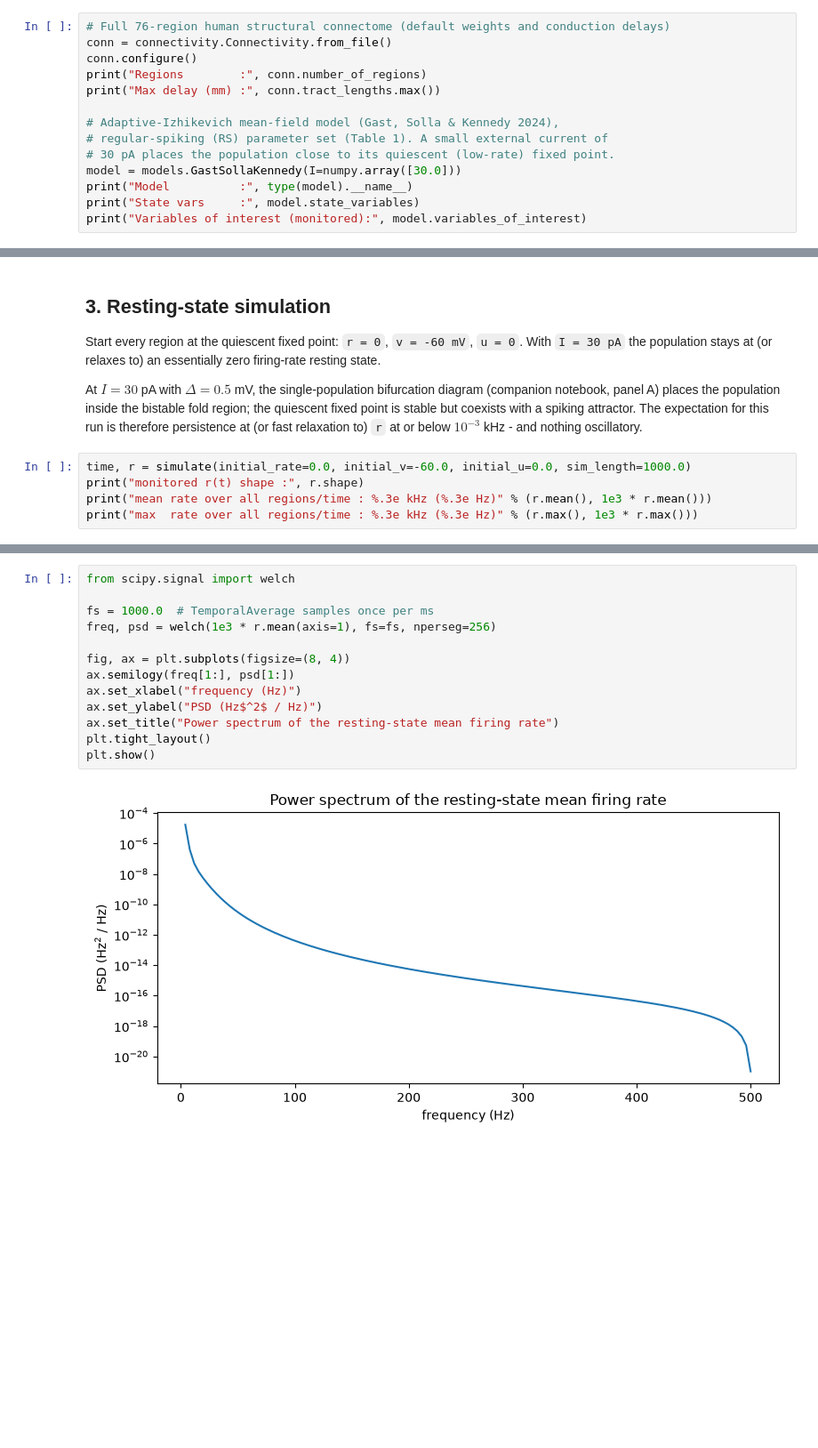
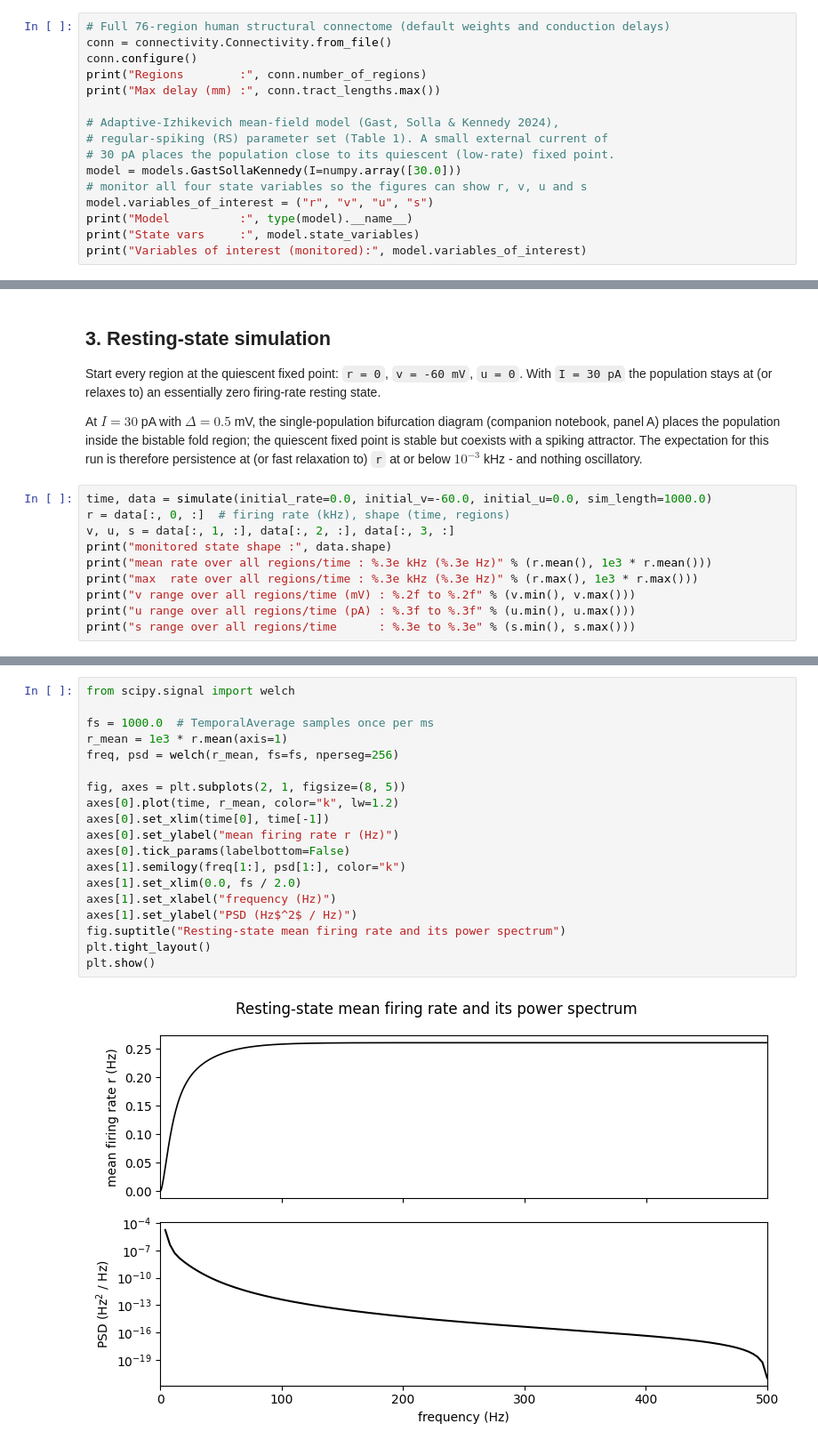
Before and after one commit to the-virtual-brain/tvb-root, a Jupyter notebook: tvb_documentation/demos/simulate_gast_solla_kennedy_resting_state.ipynb, the cells around one changed output, grey strips where cells are left out. Shown at 89% size. Drawn from its saved outputs; the diff is of its cells as text; blank space fills up the shorter version.

```diff
--- a/tvb_documentation/demos/simulate_gast_solla_kennedy_resting_state.ipynb
+++ b/tvb_documentation/demos/simulate_gast_solla_kennedy_resting_state.ipynb
@@ -117,6 +123,8 @@ print("Max delay (mm) :", conn.tract_lengths.max())
 # regular-spiking (RS) parameter set (Table 1). A small external current of
 # 30 pA places the population close to its quiescent (low-rate) fixed point.
 model = models.GastSollaKennedy(I=numpy.array([30.0]))
+# monitor all four state variables so the figures can show r, v, u and s
+model.variables_of_interest = ("r", "v", "u", "s")
 print("Model          :", type(model).__name__)
 print("State vars     :", model.state_variables)
 print("Variables of interest (monitored):", model.variables_of_interest)
@@ -184,8 +252,13 @@ spiking attractor. The expectation for this run is therefore persistence at
 (or fast relaxation to) `r` at or below $10^{-3}$ kHz - and nothing
 oscillatory.
 # %%
-time, r = simulate(initial_rate=0.0, initial_v=-60.0, initial_u=0.0, sim_length=1000.0)
-print("monitored r(t) shape :", r.shape)
+time, data = simulate(initial_rate=0.0, initial_v=-60.0, initial_u=0.0, sim_length=1000.0)
+r = data[:, 0, :]  # firing rate (kHz), shape (time, regions)
+v, u, s = data[:, 1, :], data[:, 2, :], data[:, 3, :]
+print("monitored state shape :", data.shape)
 print("mean rate over all regions/time : %.3e kHz (%.3e Hz)" % (r.mean(), 1e3 * r.mean()))
 print("max  rate over all regions/time : %.3e kHz (%.3e Hz)" % (r.max(), 1e3 * r.max()))
+print("v range over all regions/time (mV) : %.2f to %.2f" % (v.min(), v.max()))
+print("u range over all regions/time (pA) : %.3f to %.3f" % (u.min(), u.max()))
+print("s range over all regions/time      : %.3e to %.3e" % (s.min(), s.max()))
 # %% [output]
@@ -232,18 +346,24 @@ goal.
 # %%
 from scipy.signal import welch
 
 fs = 1000.0  # TemporalAverage samples once per ms
-freq, psd = welch(1e3 * r.mean(axis=1), fs=fs, nperseg=256)
+r_mean = 1e3 * r.mean(axis=1)
+freq, psd = welch(r_mean, fs=fs, nperseg=256)
 
-fig, ax = plt.subplots(figsize=(8, 4))
-ax.semilogy(freq[1:], psd[1:])
-ax.set_xlabel("frequency (Hz)")
-ax.set_ylabel("PSD (Hz$^2$ / Hz)")
-ax.set_title("Power spectrum of the resting-state mean firing rate")
+fig, axes = plt.subplots(2, 1, figsize=(8, 5))
+axes[0].plot(time, r_mean, color="k", lw=1.2)
+axes[0].set_xlim(time[0], time[-1])
+axes[0].set_ylabel("mean firing rate r (Hz)")
+axes[0].tick_params(labelbottom=False)
+axes[1].semilogy(freq[1:], psd[1:], color="k")
+axes[1].set_xlim(0.0, fs / 2.0)
+axes[1].set_xlabel("frequency (Hz)")
+axes[1].set_ylabel("PSD (Hz$^2$ / Hz)")
+fig.suptitle("Resting-state mean firing rate and its power spectrum")
 plt.tight_layout()
 plt.show()
 # %% [output]
-[figure, old version]
+[figure, new version]
 # %% [markdown]
 ## 5. Relaxation back to rest from a perturbed state
 
```
Also changed, not shown: parts of 26 cells of this notebook, 3 other files.
